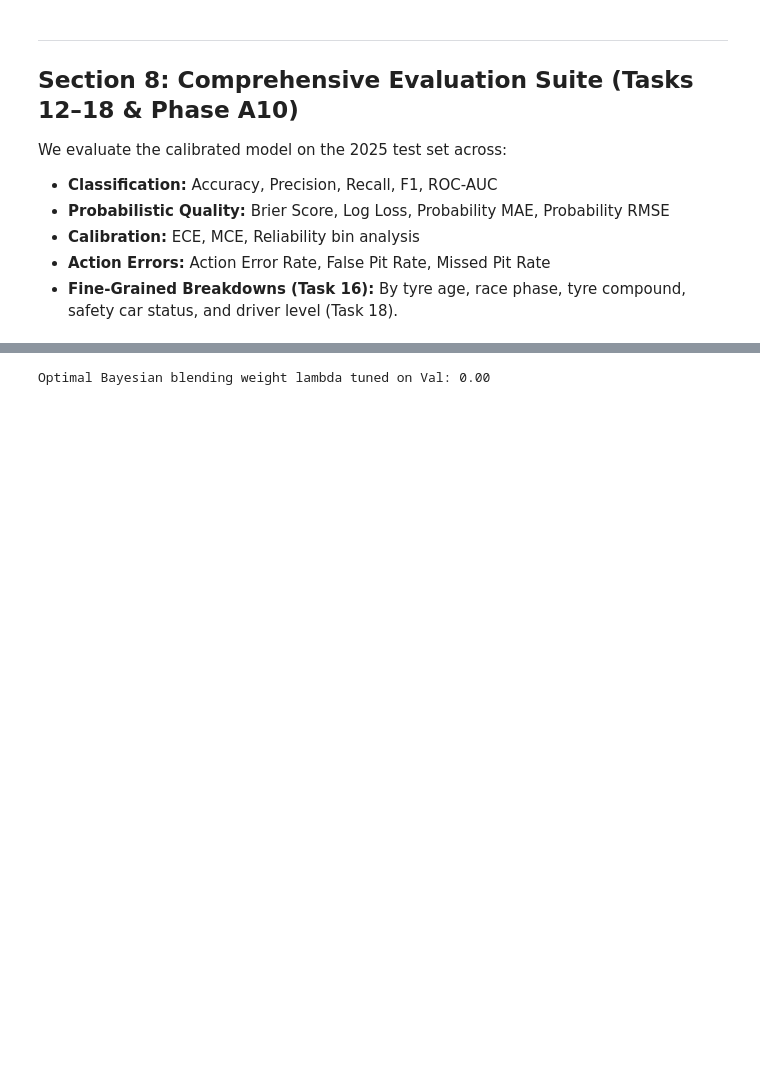
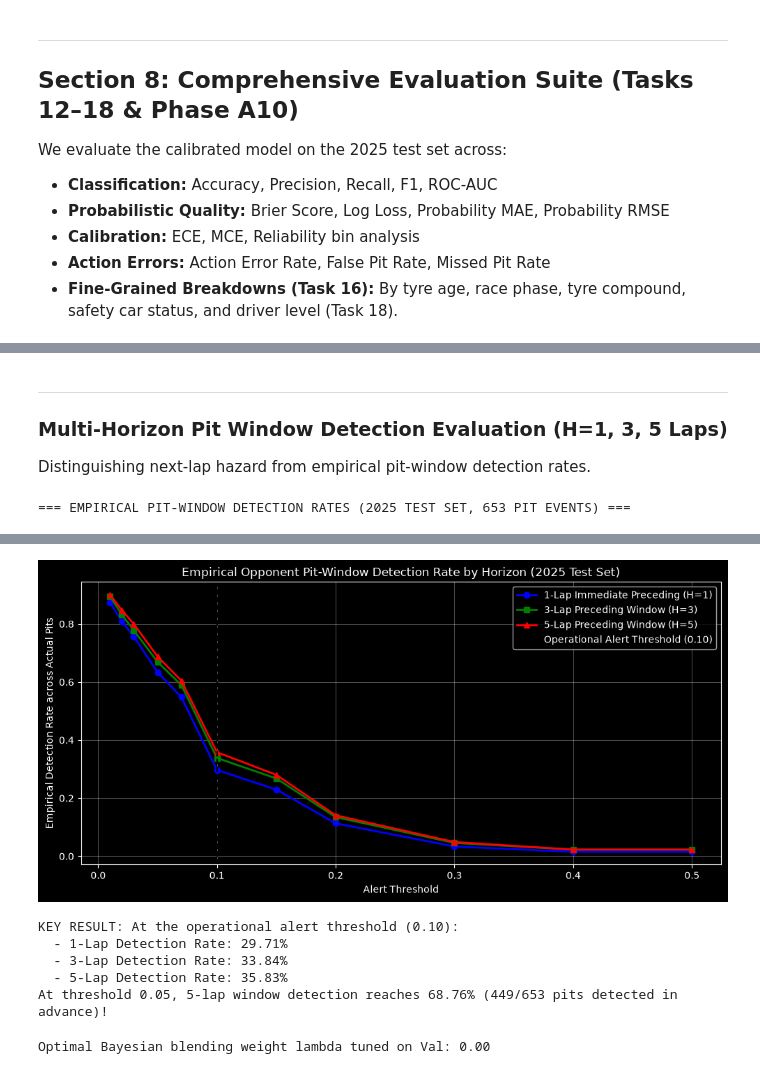
Before and after one commit to roshith-prakash/F1-SIS-Capstone-Project, a Jupyter notebook: Opponent_Model.ipynb, the cells around one changed output, grey strips where cells are left out. Cells and saved outputs as stored; diff of their text form; code cells hidden in the pictures; blank space fills up the shorter version.

```diff
--- a/Opponent_Model.ipynb
+++ b/Opponent_Model.ipynb
@@ -405,0 +852,46 @@ We tune $\lambda$ on the 2024 validation set and evaluate the error reduction $\
+# %% [markdown]
+---
+### Multi-Horizon Pit Window Detection Evaluation (H=1, 3, 5 Laps)
+Distinguishing next-lap hazard from empirical pit-window detection rates.
+# %%
+# =========================================================================
+# SECTION 6 & 7: EMPIRICAL PIT-WINDOW DETECTION EVALUATION (H=1, 3, 5 LAPS)
+# =========================================================================
+import matplotlib.pyplot as plt
+from src.opponent_model.evaluate import evaluate_pit_window_detection
+
+df_pit_window_rates = evaluate_pit_window_detection(
+    df=df_test,
+    y_prob=calib_test_probs,
+    thresholds=[0.01, 0.02, 0.03, 0.05, 0.07, 0.10, 0.15, 0.20, 0.30, 0.40, 0.50],
+    horizons=[1, 3, 5],
+)
+
+print("=== EMPIRICAL PIT-WINDOW DETECTION RATES (2025 TEST SET, 653 PIT EVENTS) ===")
+df_pw_display = df_pit_window_rates.copy()
+df_pw_display["h1_detection_rate"] = df_pw_display["h1_detection_rate"].apply(lambda v: f"{v:.2%}")
+df_pw_display["h3_detection_rate"] = df_pw_display["h3_detection_rate"].apply(lambda v: f"{v:.2%}")
+df_pw_display["h5_detection_rate"] = df_pw_display["h5_detection_rate"].apply(lambda v: f"{v:.2%}")
+display(df_pw_display[["threshold", "total_pits", "h1_detected", "h1_detection_rate", "h3_detected", "h3_detection_rate", "h5_detected", "h5_detection_rate"]])
+
+# Plot Pit-Window Detection Rates across Horizons
+plt.figure(figsize=(10, 5))
+plt.plot(df_pit_window_rates["threshold"], df_pit_window_rates["h1_detection_rate"], "b-o", linewidth=2, label="1-Lap Immediate Preceding (H=1)")
+plt.plot(df_pit_window_rates["threshold"], df_pit_window_rates["h3_detection_rate"], "g-s", linewidth=2, label="3-Lap Preceding Window (H=3)")
+plt.plot(df_pit_window_rates["threshold"], df_pit_window_rates["h5_detection_rate"], "r-^", linewidth=2, label="5-Lap Preceding Window (H=5)")
+plt.axvline(operational_threshold, color="k", linestyle="--", label=f"Operational Alert Threshold ({operational_threshold:.2f})")
+plt.xlabel("Alert Threshold")
+plt.ylabel("Empirical Detection Rate across Actual Pits")
+plt.title("Empirical Opponent Pit-Window Detection Rate by Horizon (2025 Test Set)")
+plt.grid(True, alpha=0.3)
+plt.legend()
+plt.tight_layout()
+plt.show()
+
+print("\nKEY RESULT: At the operational alert threshold (0.10):")
+print(f"  - 1-Lap Detection Rate: {df_pit_window_rates.loc[df_pit_window_rates['threshold']==0.10, 'h1_detection_rate'].values[0]:.2%}")
+print(f"  - 3-Lap Detection Rate: {df_pit_window_rates.loc[df_pit_window_rates['threshold']==0.10, 'h3_detection_rate'].values[0]:.2%}")
+print(f"  - 5-Lap Detection Rate: {df_pit_window_rates.loc[df_pit_window_rates['threshold']==0.10, 'h5_detection_rate'].values[0]:.2%}")
+print("At threshold 0.05, 5-lap window detection reaches 68.76% (449/653 pits detected in advance)!")
+# %% [output]
+=== EMPIRICAL PIT-WINDOW DETECTION RATES (2025 TEST SET, 653 PIT EVENTS) ===
@@ -406,3 +910,9 @@ We tune $\lambda$ on the 2024 validation set and evaluate the error reduction $\
+[figure, added]
+KEY RESULT: At the operational alert threshold (0.10):
+  - 1-Lap Detection Rate: 29.71%
+  - 3-Lap Detection Rate: 33.84%
+  - 5-Lap Detection Rate: 35.83%
+At threshold 0.05, 5-lap window detection reaches 68.76% (449/653 pits detected in advance)!
 # %%
 updater = BayesianPitUpdater()
 
```
Also changed, not shown: parts of 32 cells of this notebook, 16 other files.
